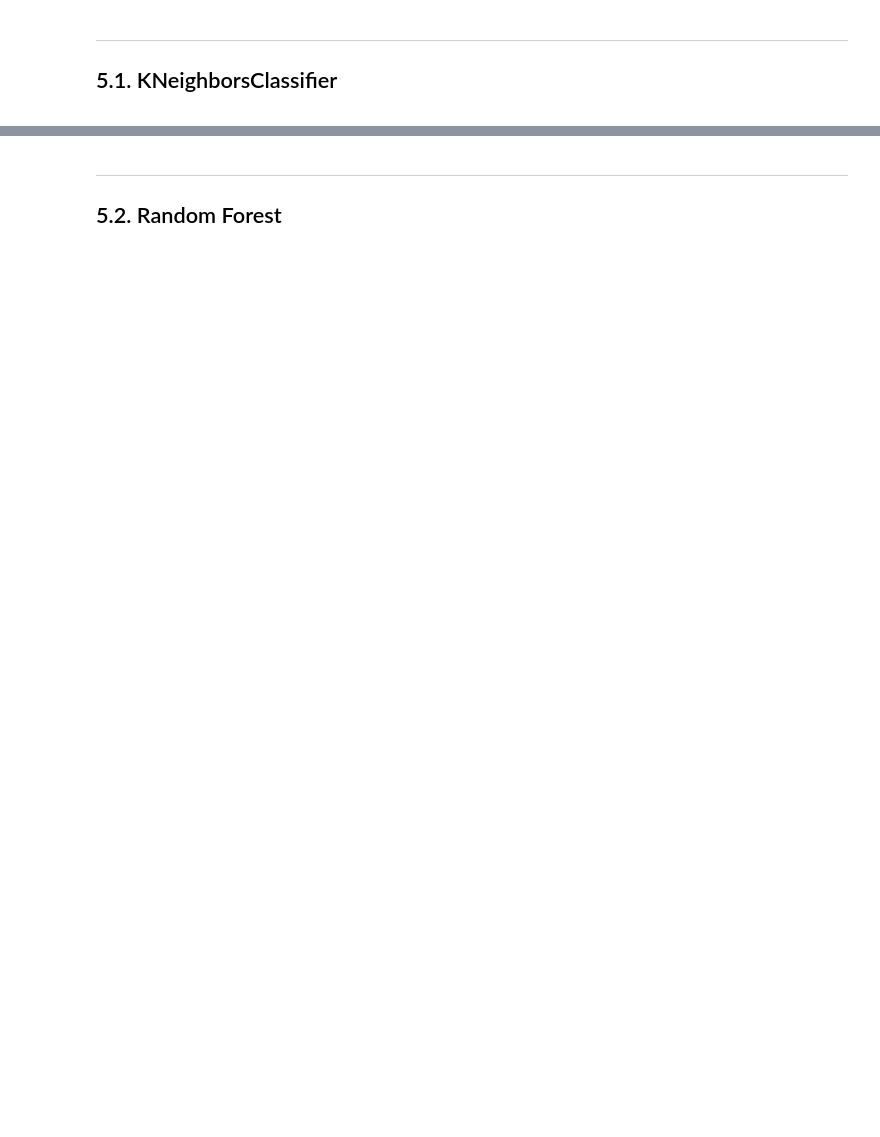
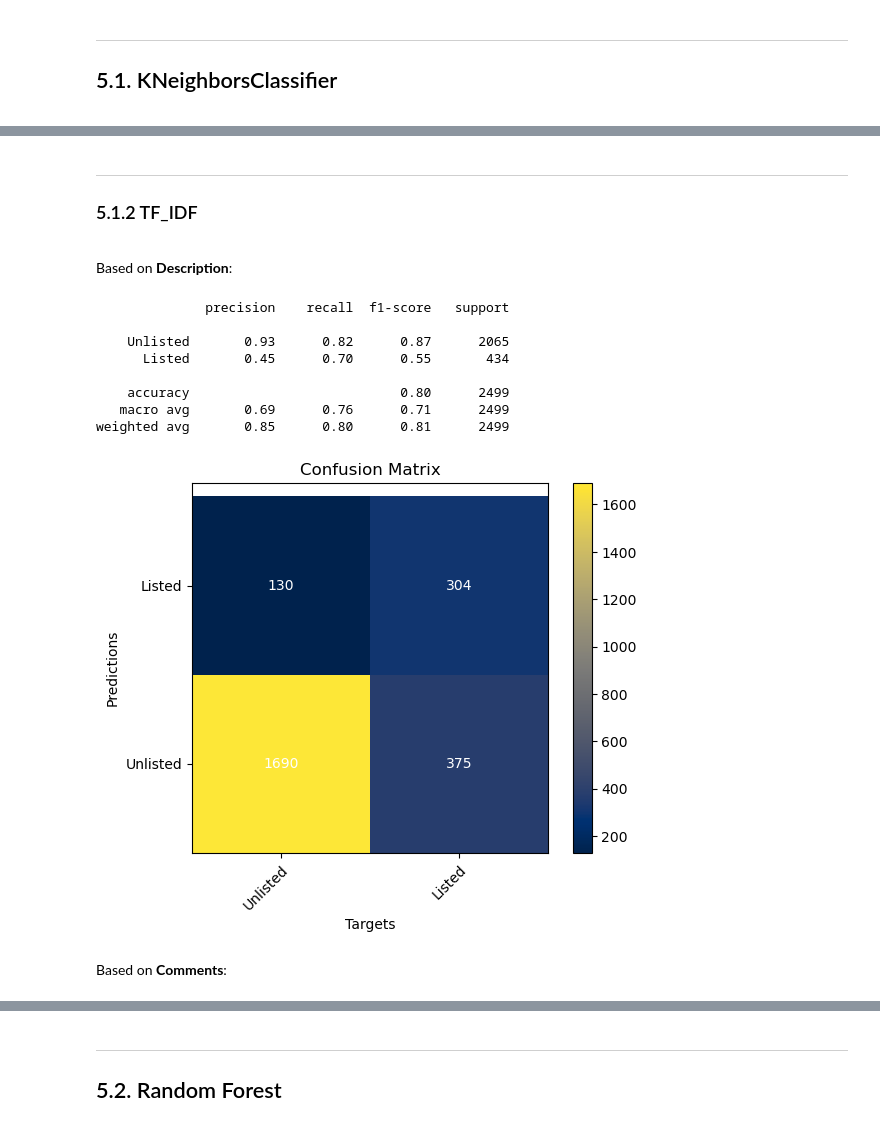
Before and after one commit to iryna-savchuk/TM_project, a Jupyter notebook: NLP_17_catia.ipynb, the cells around one changed output, grey strips where cells are left out. Saved outputs shown, nothing was run; the diff lists cells and outputs as text; code cells hidden in the pictures; blank space fills up the shorter version.

```diff
--- a/NLP_17_catia.ipynb
+++ b/NLP_17_catia.ipynb
@@ -1076,0 +1056,12 @@ def plot_cm(confusion_matrix : np.array,
+# %%
+tfidf_desc = TfidfVectorizer(binary=True)
+tfidf_reviews = TfidfVectorizer(binary=True, max_features=1000)
+
+
+X_train_1_tfidf = tfidf_desc.fit_transform(x_train_1)
+X_train_1_tfidf
+
+X_train_2_tfidf = tfidf_reviews.fit_transform(x_train_2)
+X_train_2_tfidf
+
+print(X_train_1_tfidf.shape, X_train_2_tfidf.shape)
@@ -1076,0 +1089,16 @@ def plot_cm(confusion_matrix : np.array,
+# %%
+X_val_1_tfidf = tfidf_desc.transform(x_val_1)
+X_val_2_tfidf = tfidf_reviews.transform(x_val_2)
+n1 = X_val_1_tfidf.shape[1]
+n2 = X_val_2_tfidf.shape[1]
+n_additional = len(cols_to_scale)
+
+X_val_ext_tfidf = np.zeros((X_val_1_tfidf.shape[0], n1 + n2 + n_additional))
+X_val_ext_tfidf[:, :n1] = X_val_1_tfidf.toarray()
+X_val_ext_tfidf[:, n1:n1+n2] = X_val_2_tfidf.toarray()
+X_val_ext_tfidf[:, n1+n2:] = validation[cols_to_scale].values
+
+X_val_ext_tfidf = np.nan_to_num(X_val_ext_tfidf, nan=0)
+
+
+print(X_val_ext_tfidf.shape, y_val.shape)
@@ -1151,0 +1241,31 @@ weighted avg       0.88      0.88      0.88      2499
+# %% [markdown]
+<hr>
+<a class="anchor" id="KNN_tfidf">
+
+### 5.1.2 TF_IDF
+
+</a>
+# %% [markdown]
+Based on **Description**:
+# %%
+modelknn.fit(X_train_1_tfidf,y_train)
+
+# Prediction
+y_pred_knn = modelknn.predict(X_val_1_tfidf)
+
+# Evaluation
+print(classification_report(y_pred_knn, y_val, target_names = labels.keys()))
+
+plot_cm(confusion_matrix(y_pred_knn, y_val), labels.keys())
+# %% [output]
+              precision    recall  f1-score   support
+
+    Unlisted       0.93      0.82      0.87      2065
+      Listed       0.45      0.70      0.55       434
+
+    accuracy                           0.80      2499
+   macro avg       0.69      0.76      0.71      2499
+weighted avg       0.85      0.80      0.81      2499
+[figure, added]
+# %% [markdown]
+Based on **Comments**:
```
Also changed, not shown: parts of 56 cells of this notebook.
